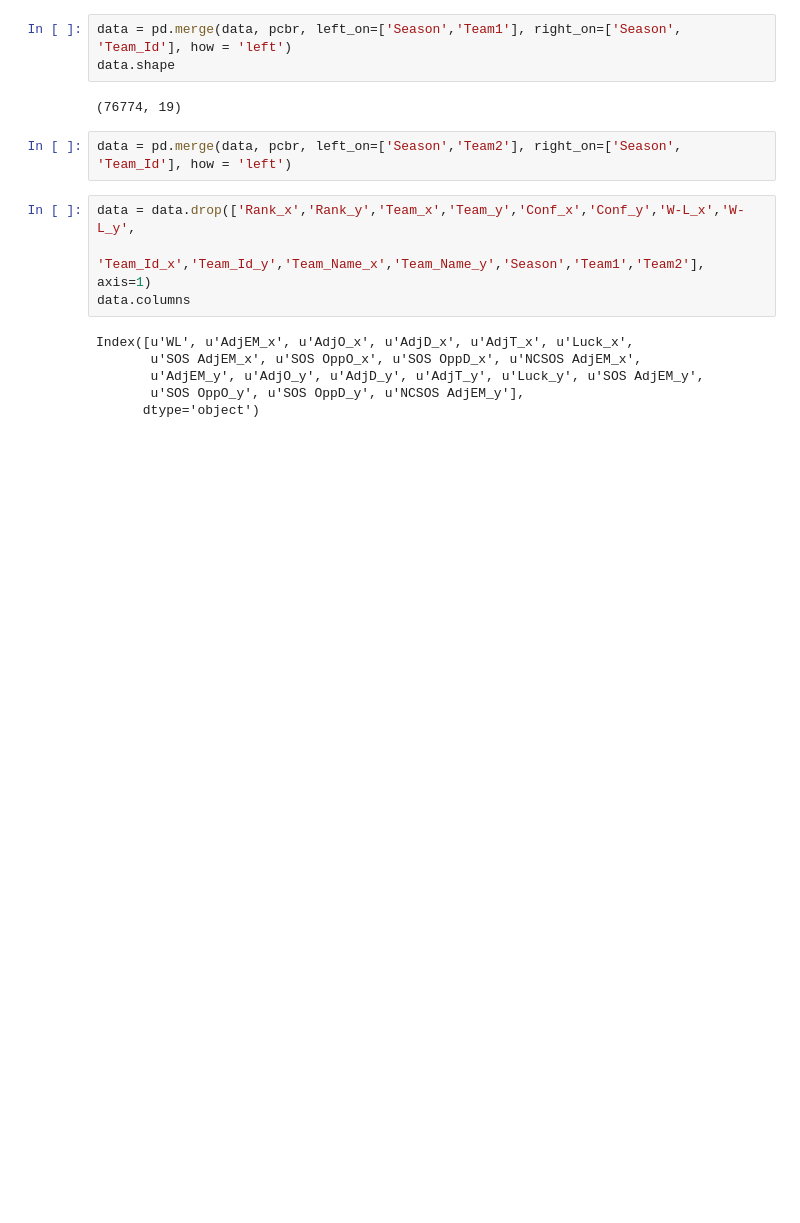
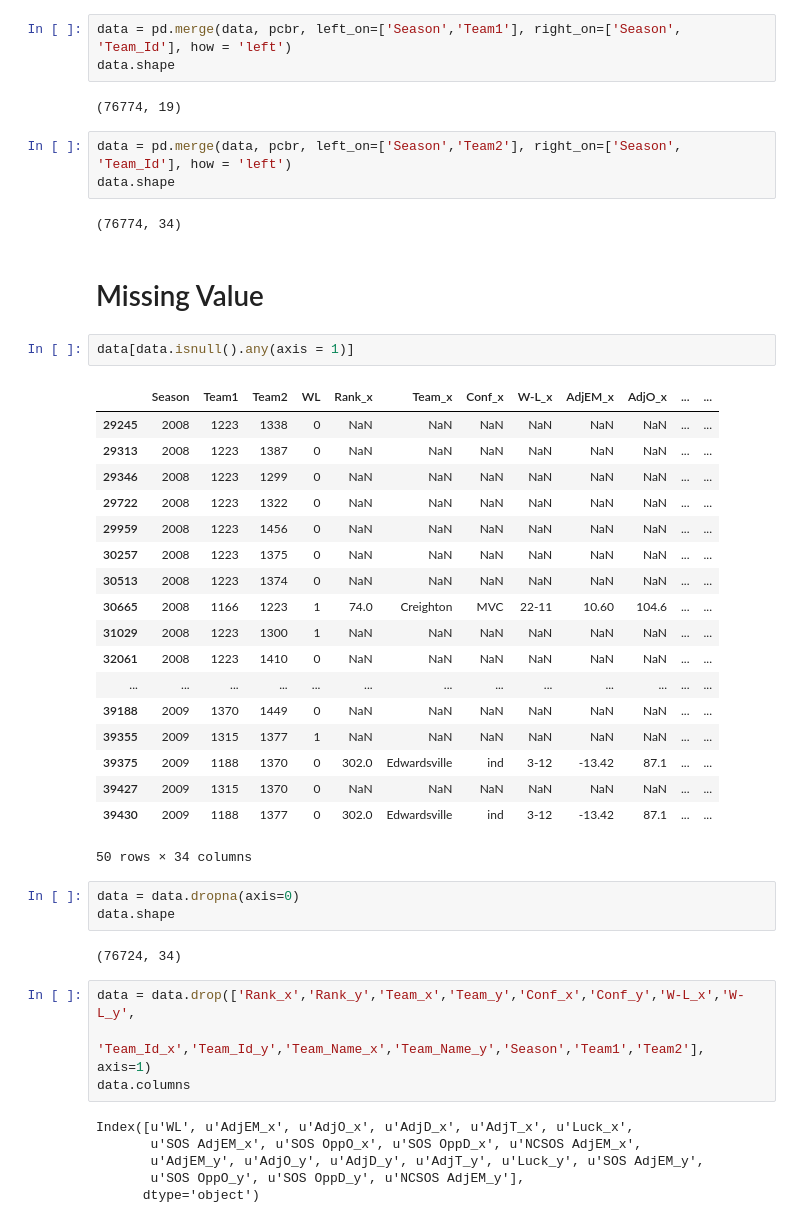
Before and after one commit to Iviglious/basket_predict_ncaa, a Jupyter notebook: DA - NCAA - Get Data Matrix.ipynb, the cells around one changed output. Cells and saved outputs as stored; diff of their text form; blank space fills up the shorter version.

Commit message:
Fixed the missing value issue.

```diff
--- a/DA - NCAA - Get Data Matrix.ipynb
+++ b/DA - NCAA - Get Data Matrix.ipynb
@@ -63,6 +62,37 @@ data.shape
 (76774, 19)
 # %%
 data = pd.merge(data, pcbr, left_on=['Season','Team2'], right_on=['Season', 'Team_Id'], how = 'left')
+data.shape
+# %% [output]
+(76774, 34)
+# %% [markdown]
+# Missing Value
+# %%
+data[data.isnull().any(axis = 1)]
+# %% [output]
+|  | Season | Team1 | Team2 | WL | Rank_x | Team_x | Conf_x | W-L_x | AdjEM_x | AdjO_x | ... | ... |
+| 29245 | 2008 | 1223 | 1338 | 0 | NaN | NaN | NaN | NaN | NaN | NaN | ... | ... |
+| 29313 | 2008 | 1223 | 1387 | 0 | NaN | NaN | NaN | NaN | NaN | NaN | ... | ... |
+| 29346 | 2008 | 1223 | 1299 | 0 | NaN | NaN | NaN | NaN | NaN | NaN | ... | ... |
+| 29722 | 2008 | 1223 | 1322 | 0 | NaN | NaN | NaN | NaN | NaN | NaN | ... | ... |
+| 29959 | 2008 | 1223 | 1456 | 0 | NaN | NaN | NaN | NaN | NaN | NaN | ... | ... |
+| 30257 | 2008 | 1223 | 1375 | 0 | NaN | NaN | NaN | NaN | NaN | NaN | ... | ... |
+| 30513 | 2008 | 1223 | 1374 | 0 | NaN | NaN | NaN | NaN | NaN | NaN | ... | ... |
+| 30665 | 2008 | 1166 | 1223 | 1 | 74.0 | Creighton | MVC | 22-11 | 10.60 | 104.6 | ... | ... |
+| 31029 | 2008 | 1223 | 1300 | 1 | NaN | NaN | NaN | NaN | NaN | NaN | ... | ... |
+| 32061 | 2008 | 1223 | 1410 | 0 | NaN | NaN | NaN | NaN | NaN | NaN | ... | ... |
+| ... | ... | ... | ... | ... | ... | ... | ... | ... | ... | ... | ... | ... |
+| 39188 | 2009 | 1370 | 1449 | 0 | NaN | NaN | NaN | NaN | NaN | NaN | ... | ... |
+| 39355 | 2009 | 1315 | 1377 | 1 | NaN | NaN | NaN | NaN | NaN | NaN | ... | ... |
+| 39375 | 2009 | 1188 | 1370 | 0 | 302.0 | Edwardsville | ind | 3-12 | -13.42 | 87.1 | ... | ... |
+| 39427 | 2009 | 1315 | 1370 | 0 | NaN | NaN | NaN | NaN | NaN | NaN | ... | ... |
+| 39430 | 2009 | 1188 | 1377 | 0 | 302.0 | Edwardsville | ind | 3-12 | -13.42 | 87.1 | ... | ... |
+50 rows × 34 columns
+# %%
+data = data.dropna(axis=0)
+data.shape
+# %% [output]
+(76724, 34)
 # %%
 data = data.drop(['Rank_x','Rank_y','Team_x','Team_y','Conf_x','Conf_y','W-L_x','W-L_y',
                   'Team_Id_x','Team_Id_y','Team_Name_x','Team_Name_y','Season','Team1','Team2'], axis=1)
```
Also changed, not shown: parts of 2 cells of this notebook, 1 other file.
